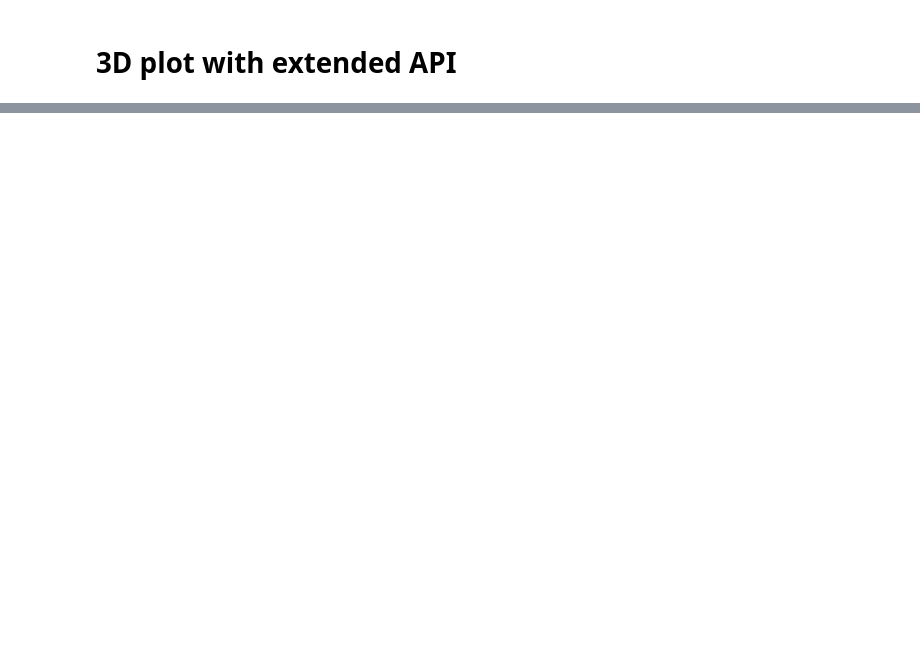
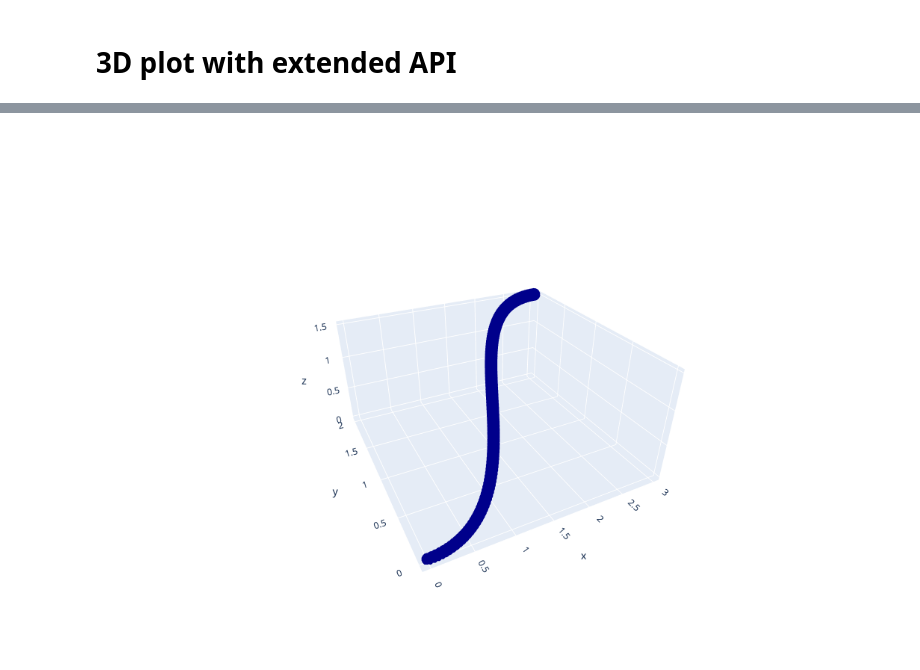
Before and after one commit to gregnordin/panel_cubic_bezier, a Jupyter notebook: plotly_3D_start/Plotly-cubic_Bezier.ipynb, the cells around one changed output, grey strips where cells are left out. Saved outputs shown, nothing was run; the diff lists cells and outputs as text; code cells hidden in the pictures; blank space fills up the shorter version.

```diff
--- a/plotly_3D_start/Plotly-cubic_Bezier.ipynb
+++ b/plotly_3D_start/Plotly-cubic_Bezier.ipynb
@@ -39,7 +39,7 @@ b = 2
 d0_multiplier = 5
 d1_multiplier = 5
 p0 = np.array([0, 0, 0])
-p1 = np.array([k, b, 0])
+p1 = np.array([k, b, 1.5])
 d0 = d0_multiplier * np.array([1, 0, 0])
 d1 = d1_multiplier * np.array([1, 0, 0])
 
@@ -87,7 +86,7 @@ import plotly.graph_objects as go
 fig_ext = go.Figure(data=go.Scatter3d(
     x=df["x"], y=df["y"], z=df["z"],
     marker=dict(
-        size=0.1,
+        size=10,
     ),
     line=dict(
         color='darkblue',
@@ -122,0 +121 @@ fig_ext.show()
+[figure, added]
```
Also changed, not shown: parts of 4 cells of this notebook, 1 other file.
